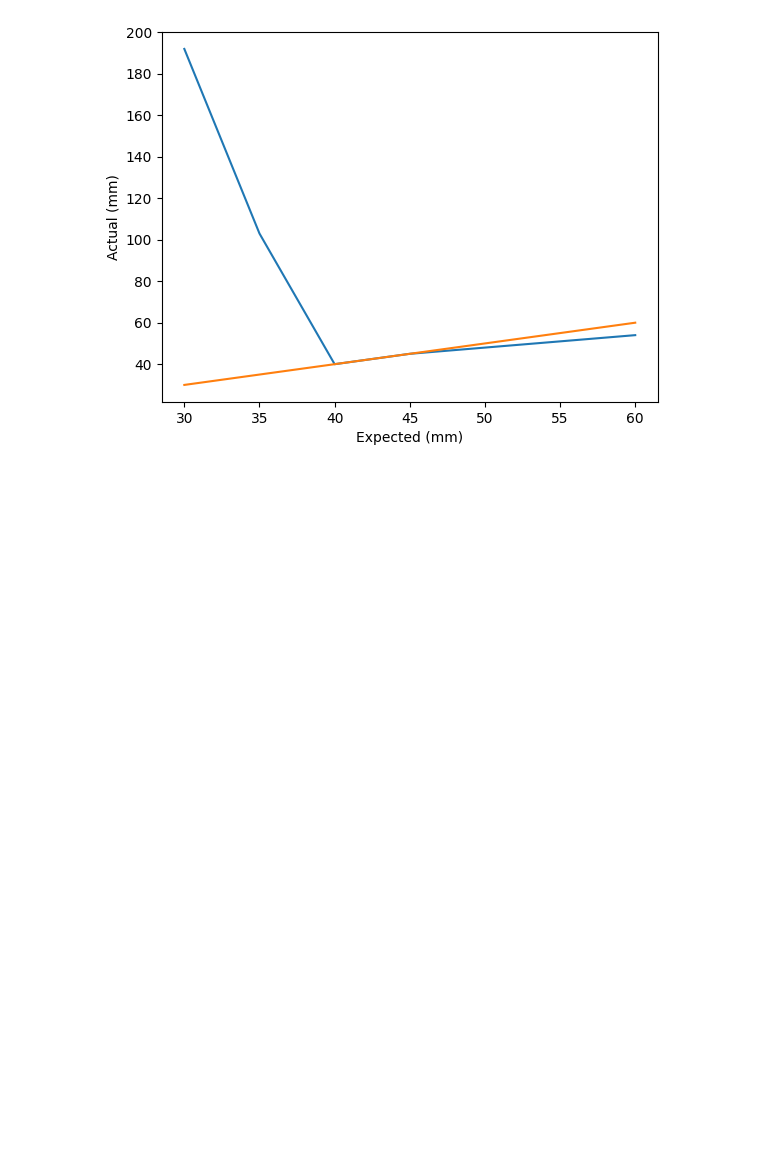
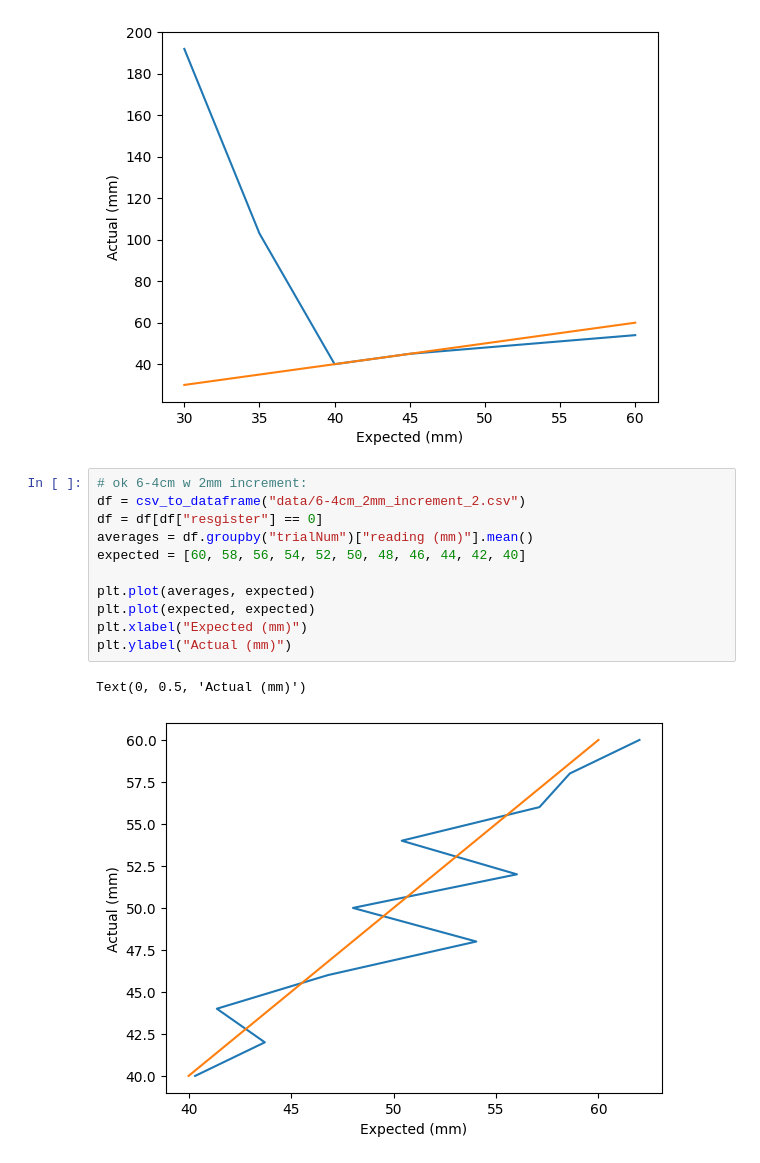
Before and after one commit to ctebow/a121-Benchmarking, a Jupyter notebook: data_analysis/analysis.ipynb, the cells around one changed output. Drawn from its saved outputs; the diff is of its cells as text; blank space fills up the shorter version.

```diff
--- a/data_analysis/analysis.ipynb
+++ b/data_analysis/analysis.ipynb
@@ -59,3 +59,17 @@ plt.show()
 # %% [output]
 [figure]
 [figure]
+# %%
+# ok 6-4cm w 2mm increment:
+df = csv_to_dataframe("data/6-4cm_2mm_increment_2.csv")
+df = df[df["resgister"] == 0]
+averages = df.groupby("trialNum")["reading (mm)"].mean()
+expected = [60, 58, 56, 54, 52, 50, 48, 46, 44, 42, 40]
+
+plt.plot(averages, expected)
+plt.plot(expected, expected)
+plt.xlabel("Expected (mm)")
+plt.ylabel("Actual (mm)")
+# %% [output]
+Text(0, 0.5, 'Actual (mm)')
+[figure, added]
```
